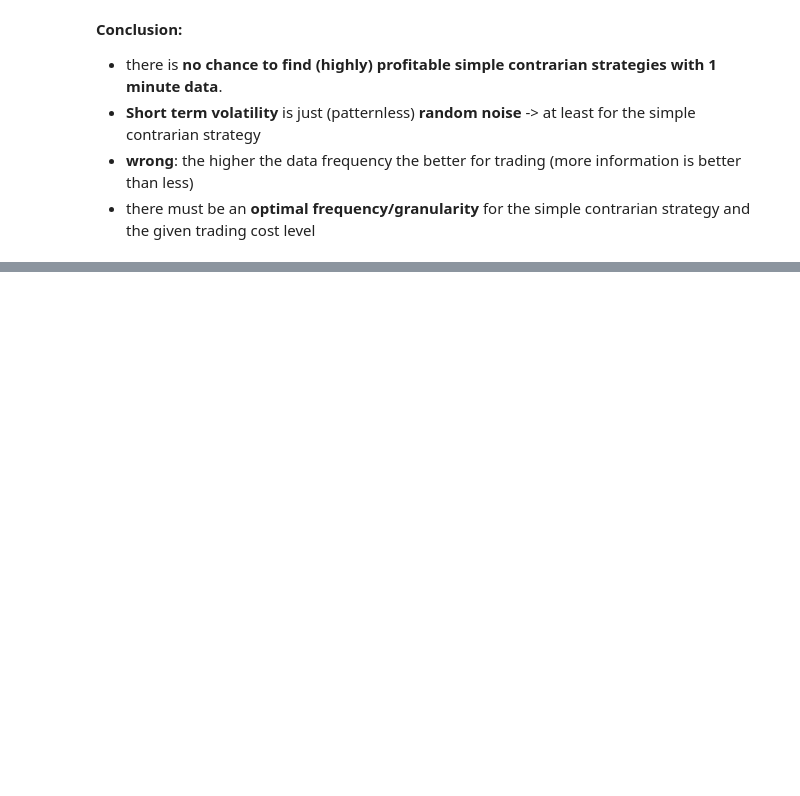
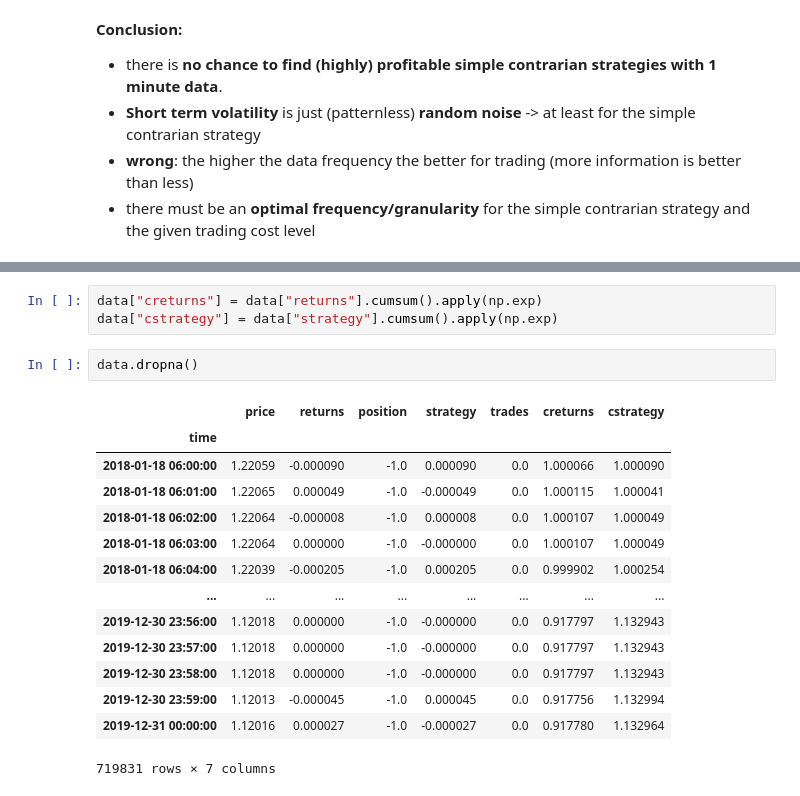
Before and after one commit to mlvhub/quant-learning, a Jupyter notebook: performance-optimization-and-risk-management-for-trading/13-strategy-optimization-smoothing/13-strategy-optimization-smoothing.ipynb, the cells around one changed output, grey strips where cells are left out. Saved outputs shown, nothing was run; the diff lists cells and outputs as text; blank space fills up the shorter version.

```diff
--- a/performance-optimization-and-risk-management-for-trading/13-strategy-optimization-smoothing/13-strategy-optimization-smoothing.ipynb
+++ b/performance-optimization-and-risk-management-for-trading/13-strategy-optimization-smoothing/13-strategy-optimization-smoothing.ipynb
@@ -610,0 +934,20 @@ __Conclusion:__
+# %%
+data["creturns"] = data["returns"].cumsum().apply(np.exp)
+data["cstrategy"] = data["strategy"].cumsum().apply(np.exp)
+# %%
+data.dropna()
+# %% [output]
+|  | price | returns | position | strategy | trades | creturns | cstrategy |
+| time |  |  |  |  |  |  |  |
+| 2018-01-18 06:00:00 | 1.22059 | -0.000090 | -1.0 | 0.000090 | 0.0 | 1.000066 | 1.000090 |
+| 2018-01-18 06:01:00 | 1.22065 | 0.000049 | -1.0 | -0.000049 | 0.0 | 1.000115 | 1.000041 |
+| 2018-01-18 06:02:00 | 1.22064 | -0.000008 | -1.0 | 0.000008 | 0.0 | 1.000107 | 1.000049 |
+| 2018-01-18 06:03:00 | 1.22064 | 0.000000 | -1.0 | -0.000000 | 0.0 | 1.000107 | 1.000049 |
+| 2018-01-18 06:04:00 | 1.22039 | -0.000205 | -1.0 | 0.000205 | 0.0 | 0.999902 | 1.000254 |
+| ... | ... | ... | ... | ... | ... | ... | ... |
+| 2019-12-30 23:56:00 | 1.12018 | 0.000000 | -1.0 | -0.000000 | 0.0 | 0.917797 | 1.132943 |
+| 2019-12-30 23:57:00 | 1.12018 | 0.000000 | -1.0 | -0.000000 | 0.0 | 0.917797 | 1.132943 |
+| 2019-12-30 23:58:00 | 1.12018 | 0.000000 | -1.0 | -0.000000 | 0.0 | 0.917797 | 1.132943 |
+| 2019-12-30 23:59:00 | 1.12013 | -0.000045 | -1.0 | 0.000045 | 0.0 | 0.917756 | 1.132994 |
+| 2019-12-31 00:00:00 | 1.12016 | 0.000027 | -1.0 | -0.000027 | 0.0 | 0.917780 | 1.132964 |
+719831 rows × 7 columns
```
Also changed, not shown: parts of 29 cells of this notebook, 1 other file.
